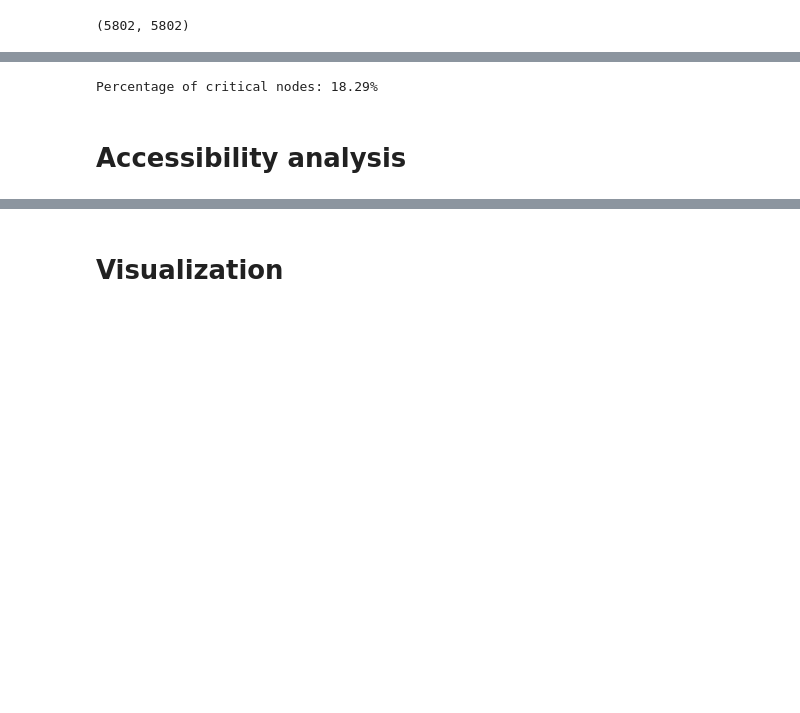
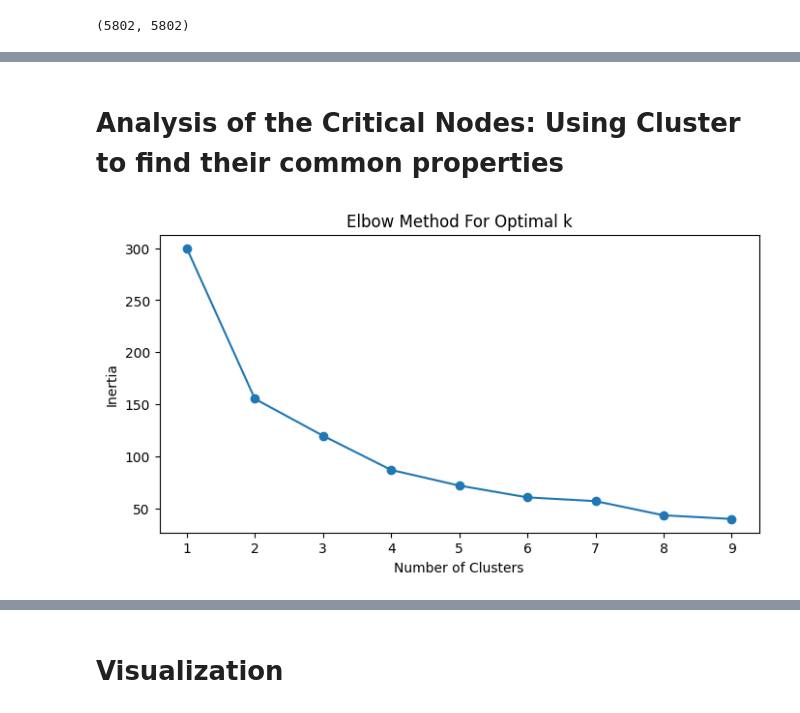
Before and after one commit to Crimson725/proj, a Jupyter notebook: proj.ipynb, the cells around one changed output, grey strips where cells are left out. Drawn from its saved outputs; the diff is of its cells as text; code cells hidden in the pictures; blank space fills up the shorter version.

Commit message:
finished cluster analysis

```diff
--- a/proj.ipynb
+++ b/proj.ipynb
@@ -123,10 +109,42 @@ The most critical node is 2542 with an impact score of 0.01%
-# %%
-mean_score=np.mean(robustness_scores)
-std_dev_score=np.std(robustness_scores)
-threshold=mean_score+std_dev_score
-critical_nodes=[i for i,score in enumerate(robustness_scores) if score>threshold]
-print(f"Percentage of critical nodes: {len(critical_nodes)/len(robustness_scores):.2%}")
-# %% [output]
-Percentage of critical nodes: 18.29%
-# %% [markdown]
-# Accessibility analysis
+# %%
+robustness_scores=network_robustness_analysis(shortest_paths,list(G.nodes()))
+# %%
+import numpy as np
+
+robustness_scores_list = list(robustness_scores.values())
+mean_score = np.mean(robustness_scores_list)
+std_dev_score = np.std(robustness_scores_list)
+
+threshold = mean_score + std_dev_score
+filtered_nodes = {node_id: score for node_id, score in robustness_scores.items() if score > threshold}
+
+top_100_critical_nodes = sorted(filtered_nodes.items(), key=lambda item: item[1], reverse=True)[:100]
+# %% [markdown]
+# Analysis of the Critical Nodes: Using Cluster to find their common properties
+# %%
+top_100_node_ids = [node_id for node_id, score in top_100_critical_nodes]
+
+# Extract degrees, latitude, and longitude for each critical stop
+nodes_data = [(node, G.degree(node), G.nodes[node]['stop_lat'], G.nodes[node]['stop_lon'])
+              for node in G.nodes() if node in top_100_node_ids]
+nodes_df = pd.DataFrame(nodes_data, columns=['stop_id', 'degree', 'latitude', 'longitude'])
+
+# Standardize the features
+scaler = StandardScaler()
+features = scaler.fit_transform(nodes_df[['degree', 'latitude', 'longitude']])
+
+# Determine the optimal number of clusters using the Elbow Method
+inertia = []
+for k in range(1, 10):  # Testing 1-9 clusters
+    kmeans = KMeans(n_clusters=k, random_state=42)
+    kmeans.fit(features)
+    inertia.append(kmeans.inertia_)
+
+plt.figure(figsize=(8, 4))
+plt.plot(range(1, 10), inertia, marker='o')
+plt.xlabel('Number of Clusters')
+plt.ylabel('Inertia')
+plt.title('Elbow Method For Optimal k')
+plt.show()
+# %% [output]
+[figure, added]
```
Also changed, not shown: parts of 11 cells of this notebook.
